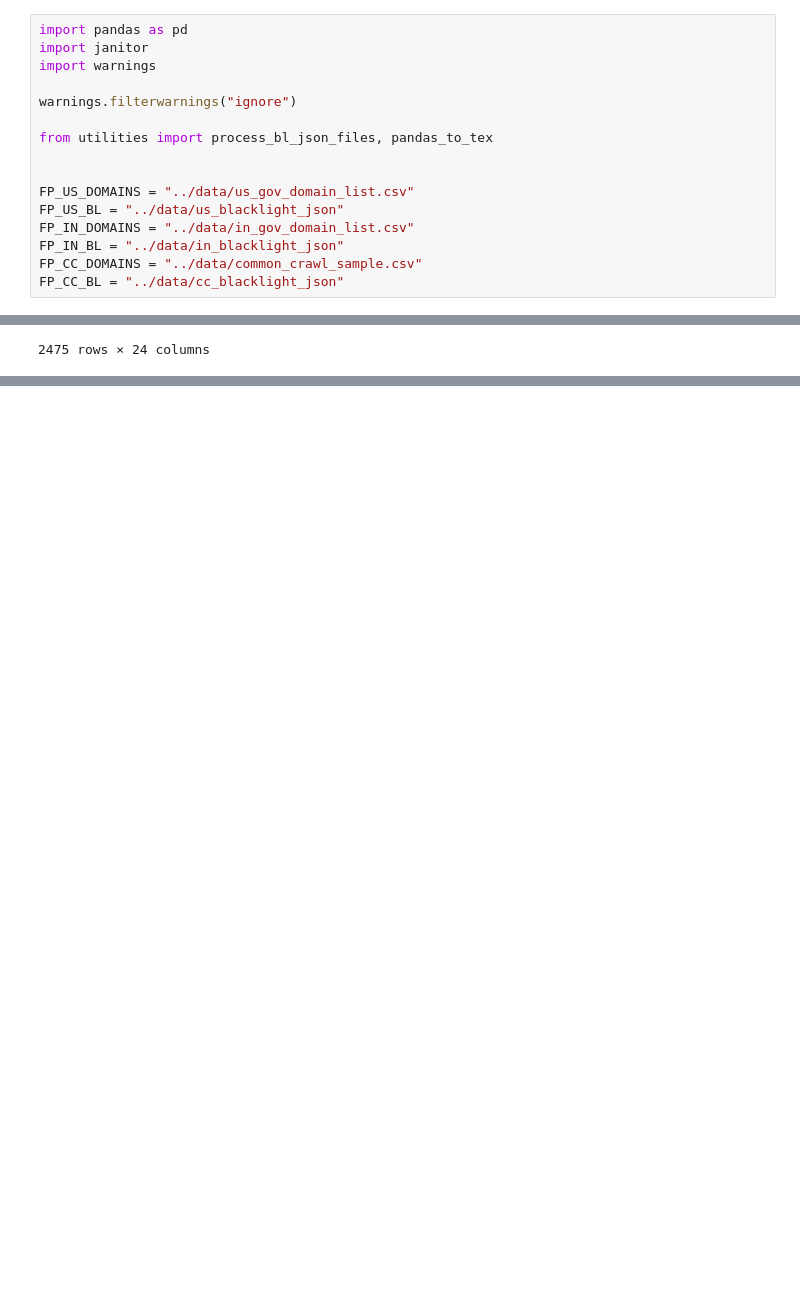
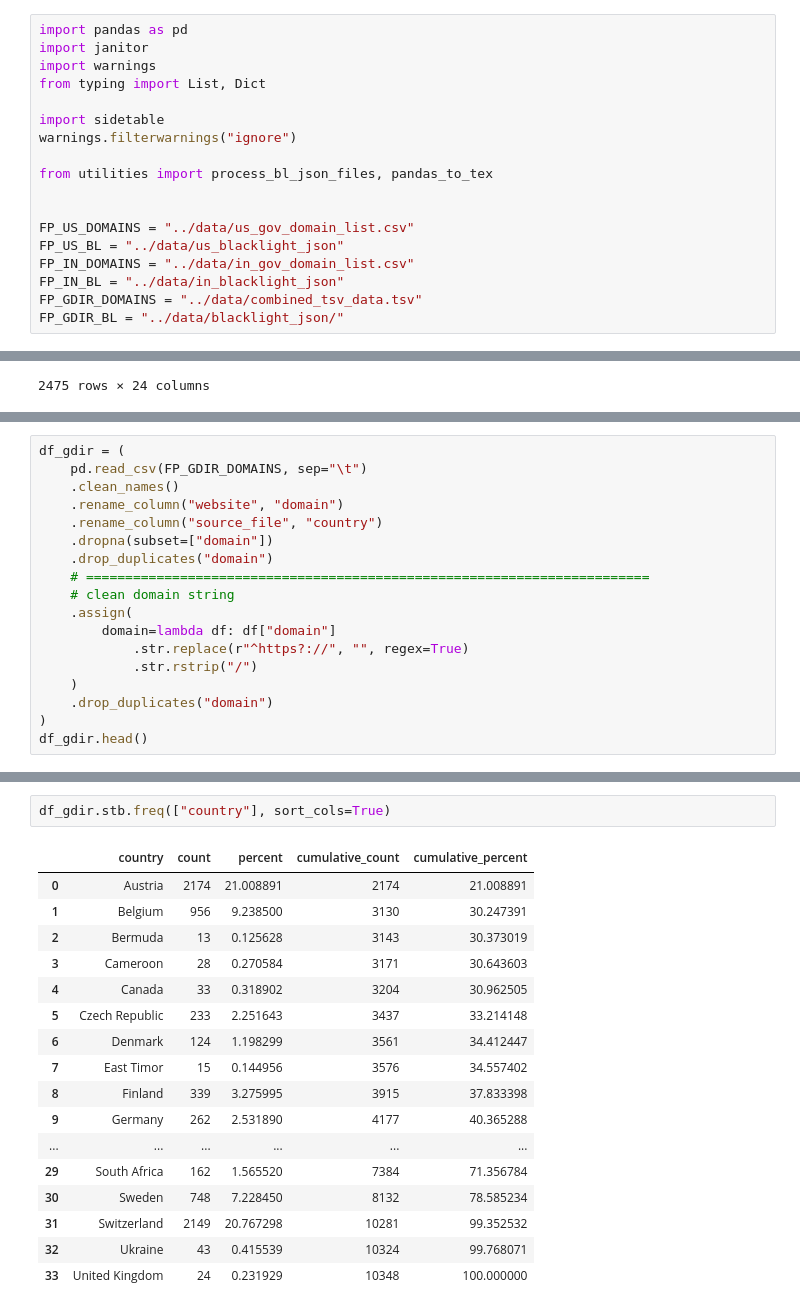
Before and after one commit to themains/private_gov, a Jupyter notebook: scripts/summ_us_in_domains.ipynb, the cells around one changed output, grey strips where cells are left out. Saved outputs shown, nothing was run; the diff lists cells and outputs as text; blank space fills up the shorter version.

```diff
--- a/scripts/summ_us_in_domains.ipynb
+++ b/scripts/summ_us_in_domains.ipynb
@@ -2,7 +2,9 @@
 import pandas as pd
 import janitor
 import warnings
+from typing import List, Dict
 
+import sidetable
 warnings.filterwarnings("ignore")
 
 from utilities import process_bl_json_files, pandas_to_tex
@@ -12,5 +14,5 @@ FP_US_DOMAINS = "../data/us_gov_domain_list.csv"
 FP_US_BL = "../data/us_blacklight_json"
 FP_IN_DOMAINS = "../data/in_gov_domain_list.csv"
 FP_IN_BL = "../data/in_blacklight_json"
-FP_CC_DOMAINS = "../data/common_crawl_sample.csv"
-FP_CC_BL = "../data/cc_blacklight_json"
+FP_GDIR_DOMAINS = "../data/combined_tsv_data.tsv"
+FP_GDIR_BL = "../data/blacklight_json/"
@@ -274,0 +258,18 @@ df_in_summ
+# %%
+df_gdir = (
+    pd.read_csv(FP_GDIR_DOMAINS, sep="\t")
+    .clean_names()
+    .rename_column("website", "domain")
+    .rename_column("source_file", "country")
+    .dropna(subset=["domain"])
+    .drop_duplicates("domain")
+    # ========================================================================
+    # clean domain string
+    .assign(
+        domain=lambda df: df["domain"]
+            .str.replace(r"^https?://", "", regex=True)
+            .str.rstrip("/")
+    )
+    .drop_duplicates("domain")
+)
+df_gdir.head()
@@ -274,0 +283,20 @@ df_in_summ
+# %%
+df_gdir.stb.freq(["country"], sort_cols=True)
+# %% [output]
+|  | country | count | percent | cumulative_count | cumulative_percent |
+| 0 | Austria | 2174 | 21.008891 | 2174 | 21.008891 |
+| 1 | Belgium | 956 | 9.238500 | 3130 | 30.247391 |
+| 2 | Bermuda | 13 | 0.125628 | 3143 | 30.373019 |
+| 3 | Cameroon | 28 | 0.270584 | 3171 | 30.643603 |
+| 4 | Canada | 33 | 0.318902 | 3204 | 30.962505 |
+| 5 | Czech Republic | 233 | 2.251643 | 3437 | 33.214148 |
+| 6 | Denmark | 124 | 1.198299 | 3561 | 34.412447 |
+| 7 | East Timor | 15 | 0.144956 | 3576 | 34.557402 |
+| 8 | Finland | 339 | 3.275995 | 3915 | 37.833398 |
+| 9 | Germany | 262 | 2.531890 | 4177 | 40.365288 |
+| ... | ... | ... | ... | ... | ... |
+| 29 | South Africa | 162 | 1.565520 | 7384 | 71.356784 |
+| 30 | Sweden | 748 | 7.228450 | 8132 | 78.585234 |
+| 31 | Switzerland | 2149 | 20.767298 | 10281 | 99.352532 |
+| 32 | Ukraine | 43 | 0.415539 | 10324 | 99.768071 |
+| 33 | United Kingdom | 24 | 0.231929 | 10348 | 100.000000 |
```
Also changed, not shown: parts of 22 cells of this notebook, 1 other file.
